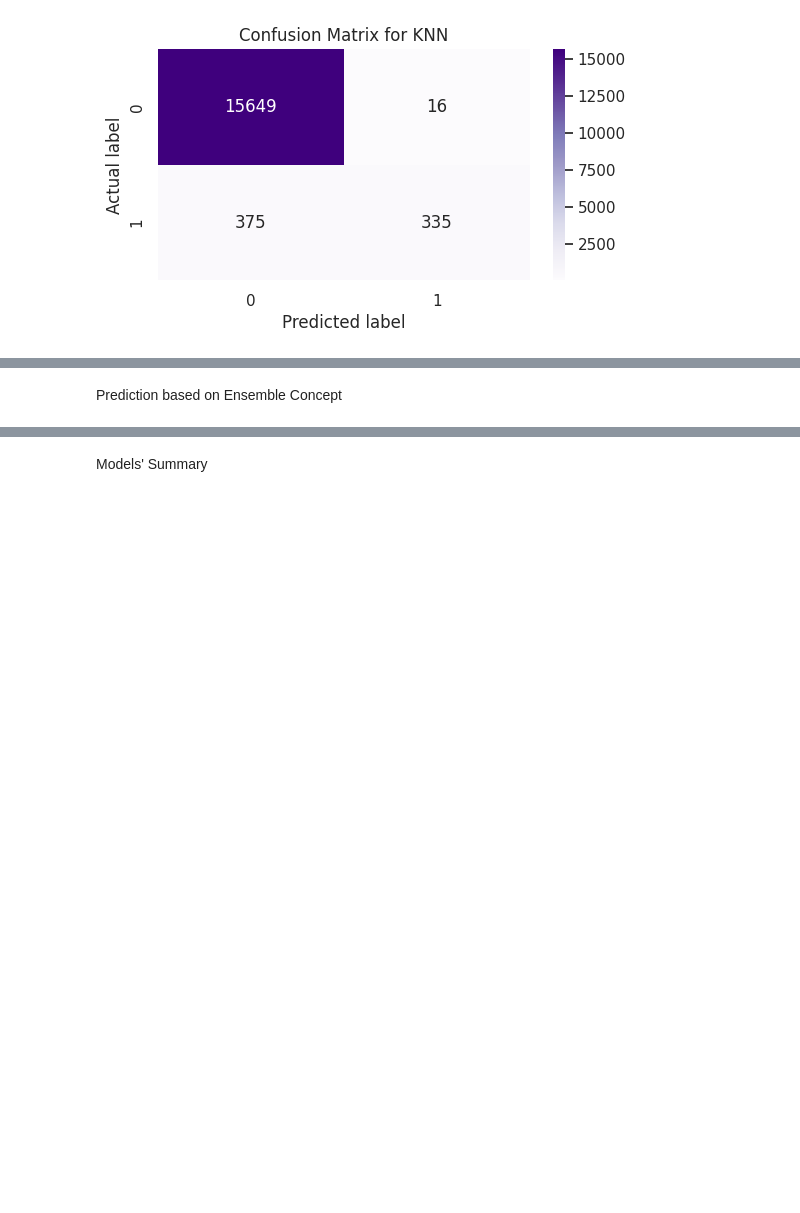
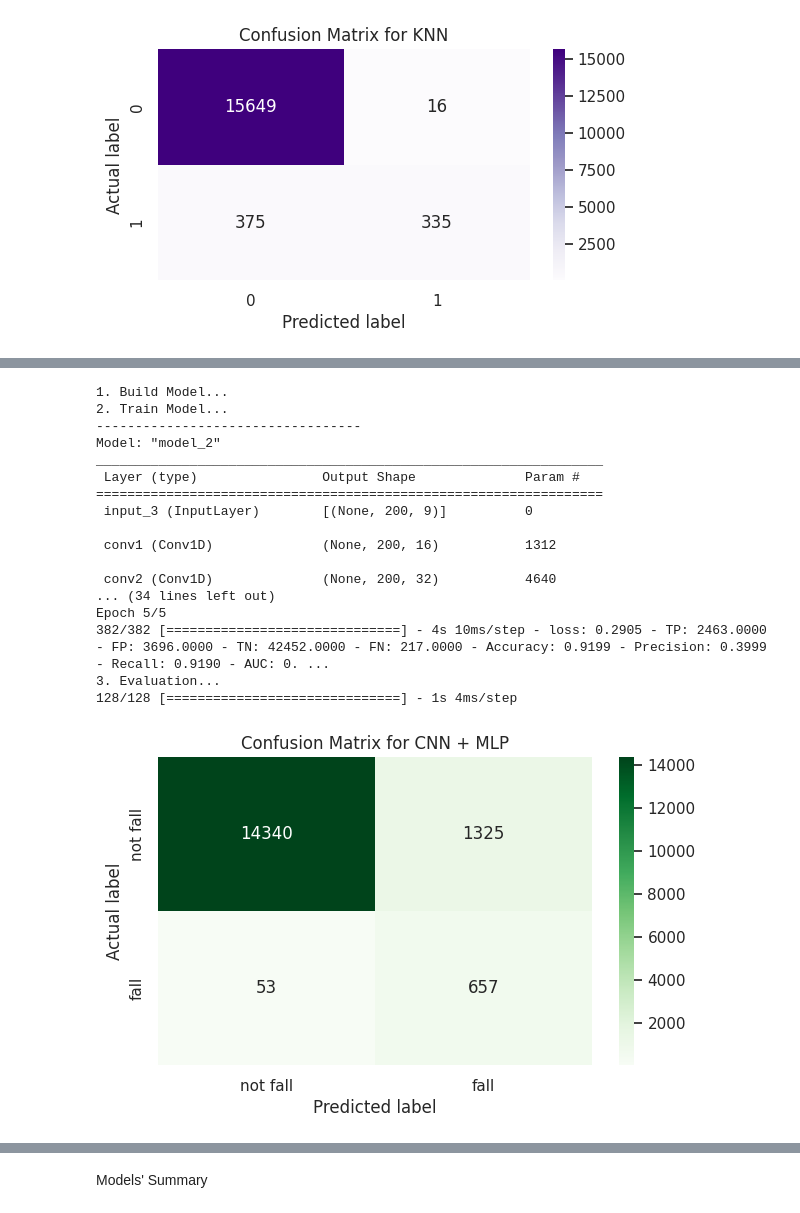
Before and after one commit to mojtabaSefidi/Fall-Detection-System, a Jupyter notebook: Fall_Detection_System_v2.ipynb, the cells around one changed output, grey strips where cells are left out. Cells and saved outputs as stored; diff of their text form; code cells hidden in the pictures; blank space fills up the shorter version.

Commit message:
Deep model completed. next step : implementation of AE & VAE

```diff
--- a/Fall_Detection_System_v2.ipynb
+++ b/Fall_Detection_System_v2.ipynb
@@ -462,6 +436,33 @@ predictions, results = tradional_models.pipeline(X_train,
 [figure]
     ----------------- Working on KNN -----------------
 [figure]
+# %%
+METRICS = [
+      keras.metrics.TruePositives(name='TP'),
+      keras.metrics.FalsePositives(name='FP'),
+      keras.metrics.TrueNegatives(name='TN'),
+      keras.metrics.FalseNegatives(name='FN'),
+      keras.metrics.BinaryAccuracy(name='Accuracy'),
+      keras.metrics.Precision(name='Precision'),
+      keras.metrics.Recall(name='Recall'),
+      keras.metrics.AUC(name='AUC'),
+      keras.metrics.AUC(name='PRC', curve='PR')
+]
+
+early_stopping = keras.callbacks.EarlyStopping(
+    monitor='val_PRC',
+    verbose=1,
+    patience=10,
+    mode='max',
+    restore_best_weights=True)
+
+# checkpoint_path = "/content/gdrive/MyDrive/Model Checkpoints/TrendDetection.ckpt"
+# # save_freq = 'epoch'
+
+# cp_callback = tensorflow.keras.callbacks.ModelCheckpoint(
+#    checkpoint_path, verbose=1, save_weights_only=True,
+#    # Save weights, every epoch.
+#    save_freq = 10*3030)
 # %%
 class Train_Evaluate_Deep():
 
@@ -610,2 +578,33 @@ Epoch 2/2
-# %% [markdown]
-Prediction based on Ensemble Concept
+# %%
+train_evaluate_deep = Train_Evaluate_Deep()
+# %%
+print('1. Build Model...')
+cnn_model = train_evaluate_deep.build_cnn(input_size=X_train.shape[1:])
+print('2. Train Model...')
+cnn_history = train_evaluate_deep.train_deep_model(cnn_model, X_train, y_train, class_weight, epochs=5)
+print('3. Evaluation...')
+prediction = train_evaluate_deep.evaluate(cnn_model, X_test, y_test, batch_size=128, threshold=0.5, title='CNN + MLP', model_name='CNN + MLP', plot=False)
+
+plot_learning_curves=False
+if plot_learning_curves:
+  print('4. Plot learning curves...')
+  _ = train_evaluate_deep.plot_learning_curves(cnn_history)
+# %% [output]
+1. Build Model...
+2. Train Model...
+----------------------------------
+Model: "model_2"
+_________________________________________________________________
+ Layer (type)                Output Shape              Param #
+=================================================================
+ input_3 (InputLayer)        [(None, 200, 9)]          0
+
+ conv1 (Conv1D)              (None, 200, 16)           1312
+
+ conv2 (Conv1D)              (None, 200, 32)           4640
+... (34 lines left out)
+Epoch 5/5
+382/382 [==============================] - 4s 10ms/step - loss: 0.2905 - TP: 2463.0000 - FP: 3696.0000 - TN: 42452.0000 - FN: 217.0000 - Accuracy: 0.9199 - Precision: 0.3999 - Recall: 0.9190 - AUC: 0. ...
+3. Evaluation...
+128/128 [==============================] - 1s 4ms/step
+[figure, added]
```
Also changed, not shown: parts of 13 cells of this notebook.
